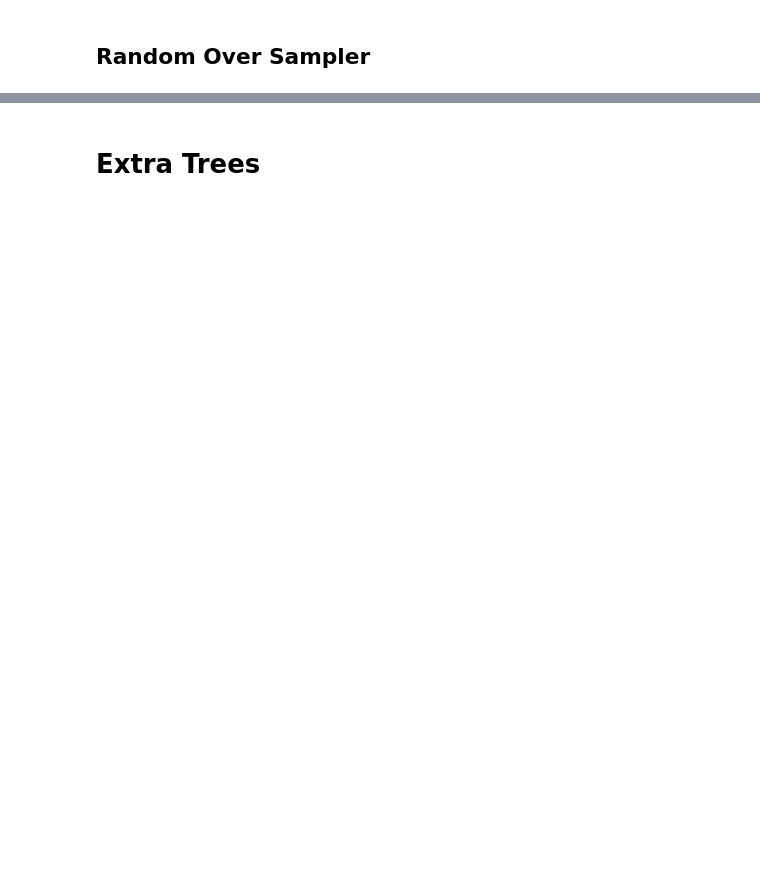
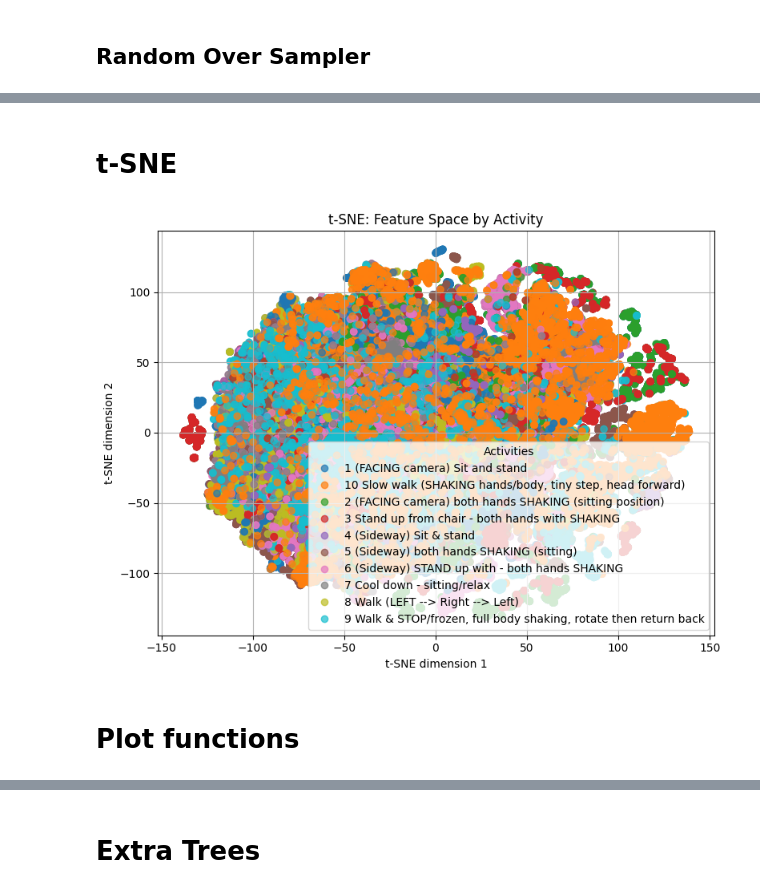
Before and after one commit to KanikaGupta-22978/tremor-challenge-2025, a Jupyter notebook: baseline1.ipynb, the cells around one changed output, grey strips where cells are left out. Cells and saved outputs as stored; diff of their text form; code cells hidden in the pictures; blank space fills up the shorter version.

```diff
--- a/baseline1.ipynb
+++ b/baseline1.ipynb
@@ -328,0 +525,36 @@ print(f'X_resampled: {X_resampled.shape}, y_resampled: {y_resampled.shape}')
+# %% [markdown]
+# t-SNE
+# %%
+import matplotlib.pyplot as plt
+from sklearn.manifold import TSNE
+from sklearn.preprocessing import LabelEncoder
+
+# Assume X and y are already defined (your features and labels)
+
+# Step 1: Encode categorical labels
+le = LabelEncoder()
+y_encoded = le.fit_transform(y)
+legend_labels = le.classes_  # Original activity names
+
+# Step 2: Run t-SNE
+tsne = TSNE(n_components=2, random_state=42)
+X_tsne = tsne.fit_transform(X)
+
+# Step 3: Plot
+plt.figure(figsize=(8, 6))
+scatter = plt.scatter(X_tsne[:, 0], X_tsne[:, 1], c=y_encoded, cmap='tab10', alpha=0.7)
+
+# Step 4: Custom legend with original activity names
+handles, _ = scatter.legend_elements()
+plt.legend(handles, legend_labels, title="Activities")
+
+plt.title("t-SNE: Feature Space by Activity")
+plt.xlabel("t-SNE dimension 1")
+plt.ylabel("t-SNE dimension 2")
+plt.grid(True)
+plt.tight_layout()
+plt.show()
+# %% [output]
+[figure, added]
+# %% [markdown]
+# Plot functions
```
Also changed, not shown: parts of 62 cells of this notebook, 11 other files.
